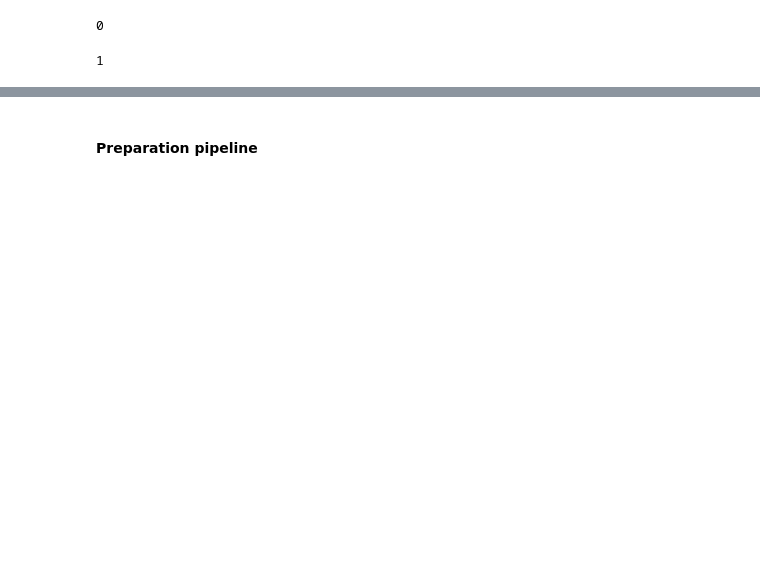
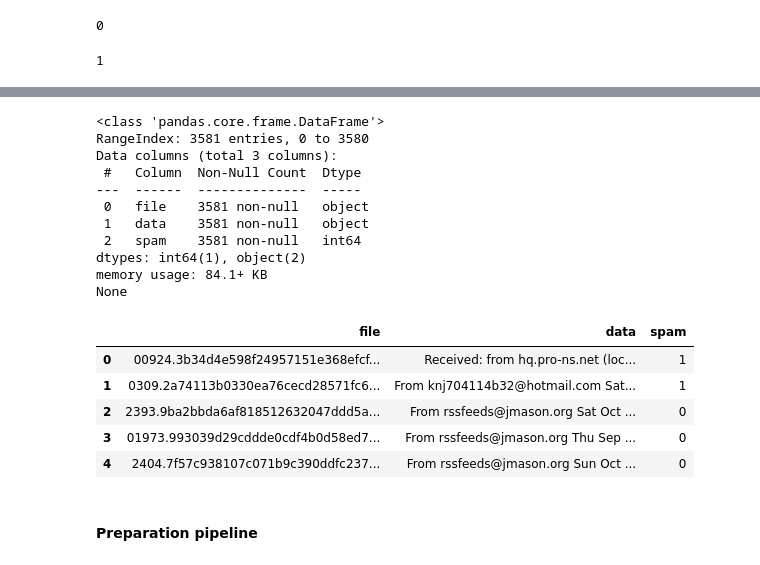
Before and after one commit to MiquelMarinoEspinosa/handson-ml3, a Jupyter notebook: 03_exercises.ipynb, the cells around one changed output, grey strips where cells are left out. Drawn from its saved outputs; the diff is of its cells as text; code cells hidden in the pictures; blank space fills up the shorter version.

```diff
--- a/03_exercises.ipynb
+++ b/03_exercises.ipynb
@@ -2914,2 +2939,24 @@ test_df.tail(10)
+# %%
+test_df_saved = pd.read_csv('/home/devel/handson-ml3/datasets/spam assassin/test.csv')
+print(test_df_saved.info())
+test_df_saved.head()
+# %% [output]
+<class 'pandas.core.frame.DataFrame'>
+RangeIndex: 3581 entries, 0 to 3580
+Data columns (total 3 columns):
+ #   Column  Non-Null Count  Dtype
+---  ------  --------------  -----
+ 0   file    3581 non-null   object
+ 1   data    3581 non-null   object
+ 2   spam    3581 non-null   int64
+dtypes: int64(1), object(2)
+memory usage: 84.1+ KB
+None
+|  | file | data | spam |
+| 0 | 00924.3b34d4e598f24957151e368efcf... | Received: from hq.pro-ns.net (loc... | 1 |
+| 1 | 0309.2a74113b0330ea76cecd28571fc6... | From knj704114b32@hotmail.com Sat... | 1 |
+| 2 | 2393.9ba2bbda6af818512632047ddd5a... | From rssfeeds@jmason.org Sat Oct ... | 0 |
+| 3 | 01973.993039d29cddde0cdf4b0d58ed7... | From rssfeeds@jmason.org Thu Sep ... | 0 |
+| 4 | 2404.7f57c938107c071b9c390ddfc237... | From rssfeeds@jmason.org Sun Oct ... | 0 |
 # %% [markdown]
 #### Preparation pipeline
```
Also changed, not shown: parts of 9 cells of this notebook.
